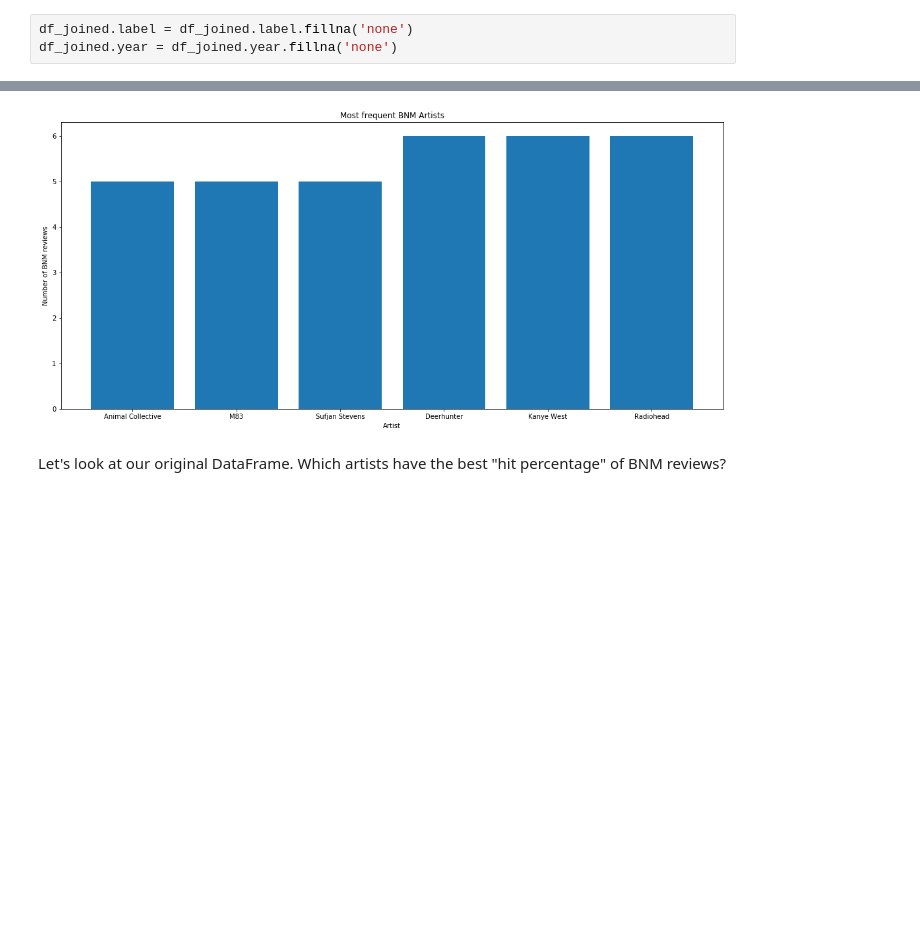
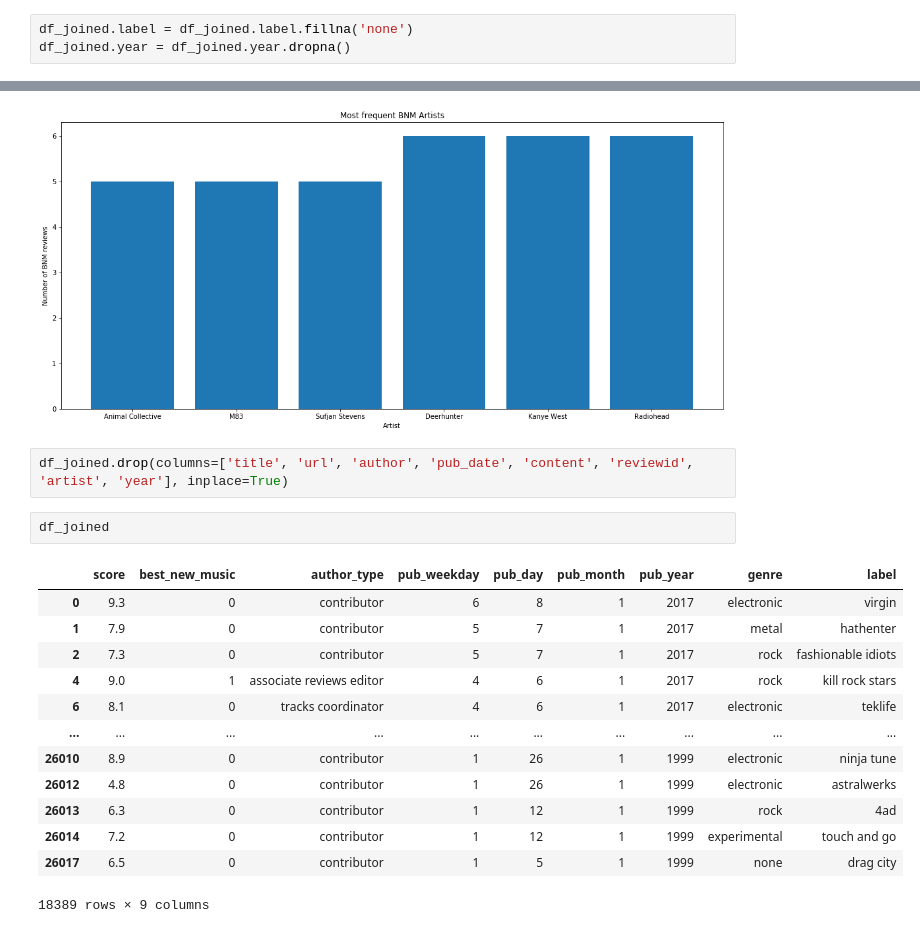
Before and after one commit to JonahFlateman/SQLproject, a Jupyter notebook: Untitled.ipynb, the cells around one changed output, grey strips where cells are left out. Saved outputs shown, nothing was run; the diff lists cells and outputs as text; blank space fills up the shorter version.

```diff
--- a/Untitled.ipynb
+++ b/Untitled.ipynb
@@ -277,7 +301,7 @@ Name: genre, dtype: int64
 df_joined.genre = df_joined.genre.fillna('none')
 # %%
 df_joined.label = df_joined.label.fillna('none')
-df_joined.year = df_joined.year.fillna('none')
+df_joined.year = df_joined.year.dropna()
 # %%
 df_joined['artist'] = df_joined['artist'].str.title()
 # %%
@@ -337,5 +361,21 @@ plt.title('Most frequent BNM Artists')
 plt.show()
 # %% [output]
 [figure]
-# %% [markdown]
-Let's look at our original DataFrame. Which artists have the best "hit percentage" of BNM reviews?
+# %%
+df_joined.drop(columns=['title', 'url', 'author', 'pub_date', 'content', 'reviewid', 'artist', 'year'], inplace=True)
+# %%
+df_joined
+# %% [output]
+|  | score | best_new_music | author_type | pub_weekday | pub_day | pub_month | pub_year | genre | label |
+| 0 | 9.3 | 0 | contributor | 6 | 8 | 1 | 2017 | electronic | virgin |
+| 1 | 7.9 | 0 | contributor | 5 | 7 | 1 | 2017 | metal | hathenter |
+| 2 | 7.3 | 0 | contributor | 5 | 7 | 1 | 2017 | rock | fashionable idiots |
+| 4 | 9.0 | 1 | associate reviews editor | 4 | 6 | 1 | 2017 | rock | kill rock stars |
+| 6 | 8.1 | 0 | tracks coordinator | 4 | 6 | 1 | 2017 | electronic | teklife |
+| ... | ... | ... | ... | ... | ... | ... | ... | ... | ... |
+| 26010 | 8.9 | 0 | contributor | 1 | 26 | 1 | 1999 | electronic | ninja tune |
+| 26012 | 4.8 | 0 | contributor | 1 | 26 | 1 | 1999 | electronic | astralwerks |
+| 26013 | 6.3 | 0 | contributor | 1 | 12 | 1 | 1999 | rock | 4ad |
+| 26014 | 7.2 | 0 | contributor | 1 | 12 | 1 | 1999 | experimental | touch and go |
+| 26017 | 6.5 | 0 | contributor | 1 | 5 | 1 | 1999 | none | drag city |
+18389 rows × 9 columns
```
Also changed, not shown: parts of 15 cells of this notebook.
